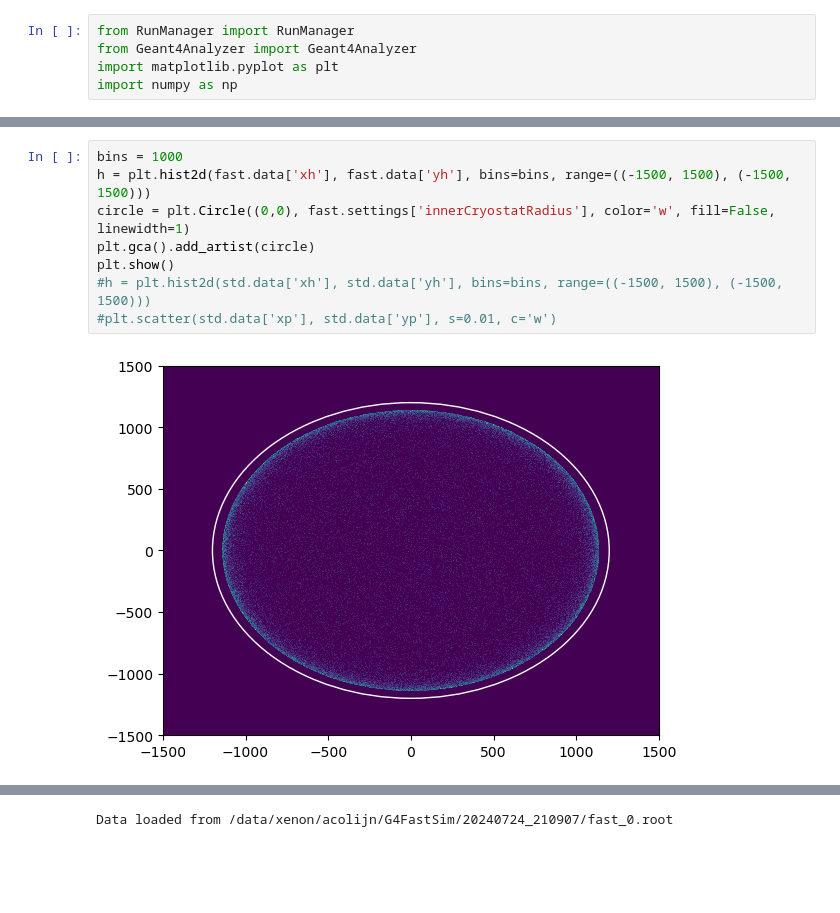
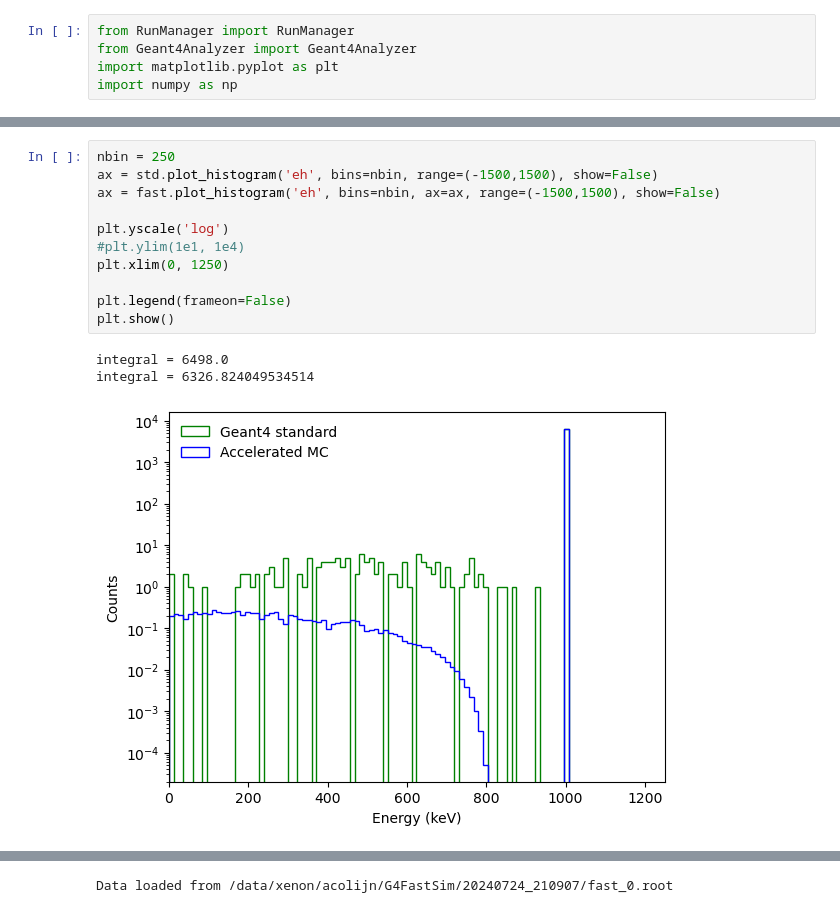
Before and after one commit to acolijn/G4FastSim, a Jupyter notebook: notebook/analysis.ipynb, the cells around one changed output, grey strips where cells are left out. Drawn from its saved outputs; the diff is of its cells as text; blank space fills up the shorter version.

```diff
--- a/notebook/analysis.ipynb
+++ b/notebook/analysis.ipynb
@@ -67,10 +58,15 @@ integral = 53.945218638307054
-# %%
-bins = 1000
-h = plt.hist2d(fast.data['xh'], fast.data['yh'], bins=bins, range=((-1500, 1500), (-1500, 1500)))
-circle = plt.Circle((0,0), fast.settings['innerCryostatRadius'], color='w', fill=False, linewidth=1)
-plt.gca().add_artist(circle)
-plt.show()
-#h = plt.hist2d(std.data['xh'], std.data['yh'], bins=bins, range=((-1500, 1500), (-1500, 1500)))
-#plt.scatter(std.data['xp'], std.data['yp'], s=0.01, c='w')
-# %% [output]
-[figure, removed]
+# %%
+nbin = 250
+ax = std.plot_histogram('eh', bins=nbin, range=(-1500,1500), show=False)
+ax = fast.plot_histogram('eh', bins=nbin, ax=ax, range=(-1500,1500), show=False)
+
+plt.yscale('log')
+#plt.ylim(1e1, 1e4)
+plt.xlim(0, 1250)
+
+plt.legend(frameon=False)
+plt.show()
+# %% [output]
+integral = 6498.0
+integral = 6326.824049534514
+[figure, added]
```
Also changed, not shown: parts of 12 cells of this notebook, 14 other files.
